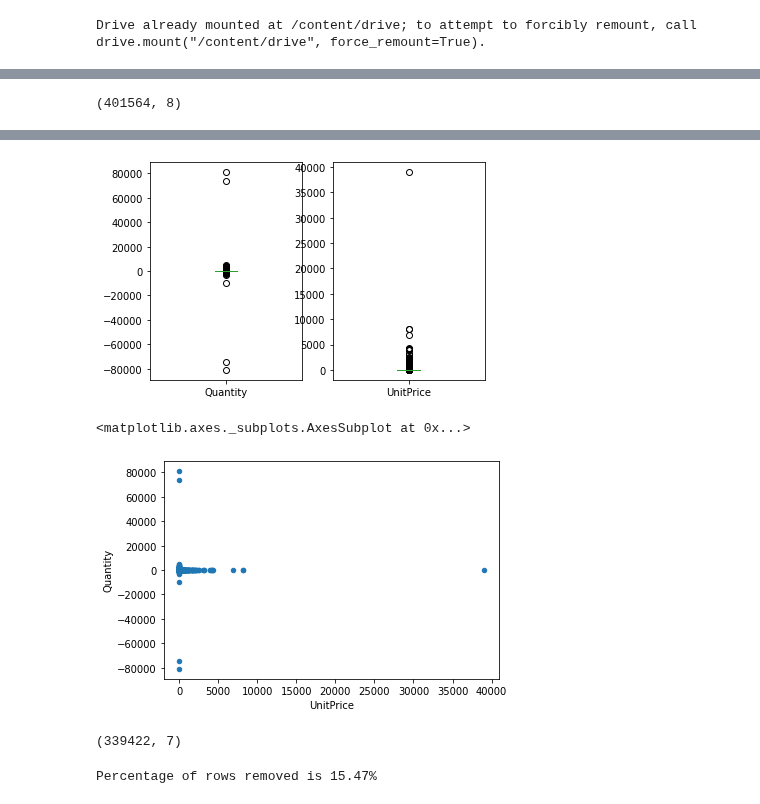
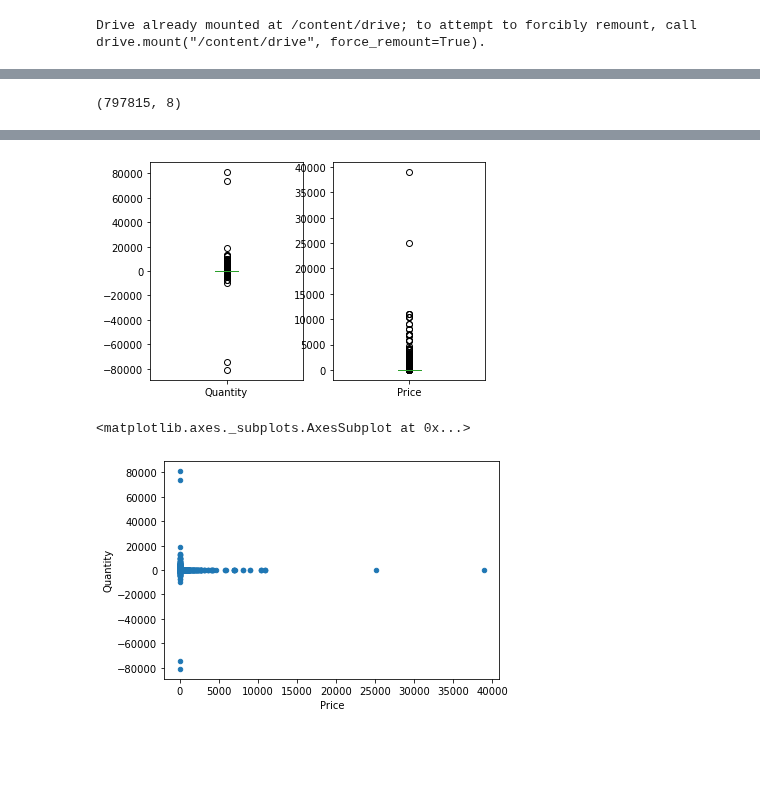
Before and after one commit to amythemirror/Customer_Lifetime_Value_Prediction, a Jupyter notebook: Data Wrangling.ipynb, the cells around one changed output, grey strips where cells are left out. Drawn from its saved outputs; the diff is of its cells as text; code cells hidden in the pictures; blank space fills up the shorter version.

Commit message:
Winsorize outliers instead of removal using IQR

```diff
--- a/Data Wrangling.ipynb
+++ b/Data Wrangling.ipynb
@@ -23,0 +33,4 @@ df.head()
+# %%
+#concatenate all sheets into one dataframe, reset index
+df = pd.concat((sheets[frame] for frame in sheets.keys()), ignore_index=True)
+df.head()
@@ -24,3 +44,6 @@ df.head()
+# %%
+#rename the Customer ID column
+df.rename(columns={'Customer ID': 'CustomerID'}, inplace=True)
 # %%
 df.shape
 # %% [output]
@@ -46,6 +69,6 @@ memory usage: 33.1+ MB
 # %%
-#convert the Customer ID data type from float to string
-df['CustomerID'] = df['CustomerID'].astype('object')
+#convert the Customer ID data type from float to integer
+df['CustomerID'] = df['CustomerID'].astype('Int64')
 # %%
 #stats for numeric columns
 df.describe()
@@ -188,14 +169,13 @@ df.describe()
 # %%
-#remove rows with unit price equals to zero
-#keep only purchases and returns
-df = df[df.UnitPrice > 0]
+#keep entries with price larger than zero
+df = df[df['Price'] > 0]
 df.shape
 # %% [output]
-(401564, 8)
+(797815, 8)
 # %%
 #remove the Description column as it's not needed for the analysis
 df.drop(columns='Description', inplace=True)
 # %%
 #check for outliers
-df.plot(kind='box', y=['Quantity', 'UnitPrice'], subplots=True)
+df.plot(kind='box', y=['Quantity', 'Price'], subplots=True)
 # %% [output]
@@ -204,28 +184,7 @@ UnitPrice    AxesSubplot(0.547727,0.125;0.352273x0.755)
 dtype: object
-[figure, old version]
+[figure, new version]
 # %%
-df.plot(kind='scatter', x='UnitPrice', y='Quantity')
+df.plot(kind='scatter', x='Price', y='Quantity')
 # %% [output]
 <matplotlib.axes._subplots.AxesSubplot at 0x...>
-[figure, old version]
+[figure, new version]
-# %%
-#remove outliers using IQR
-outlier_col= ['Quantity', 'UnitPrice']
-outlier_df = df[outlier_col]
-Q1 = outlier_df.quantile(0.25)
-Q3 = outlier_df.quantile(0.75)
-IQR = Q3 - Q1
-
-idx = ~((outlier_df < (Q1 - 1.5 * IQR)) | (outlier_df > (Q3 + 1.5 * IQR))).any(axis=1)
-
-df_cleaned = df[idx]
-
-df_cleaned.shape
-# %% [output]
-(339422, 7)
-# %%
-#percentage of removed entries
-removed = len(df.index) - len(df_cleaned.index)
-print('Percentage of rows removed is {}%'.format(round(removed/len(df.index)*100, 2)))
-# %% [output]
-Percentage of rows removed is 15.47%
```
Also changed, not shown: parts of 25 cells of this notebook.
